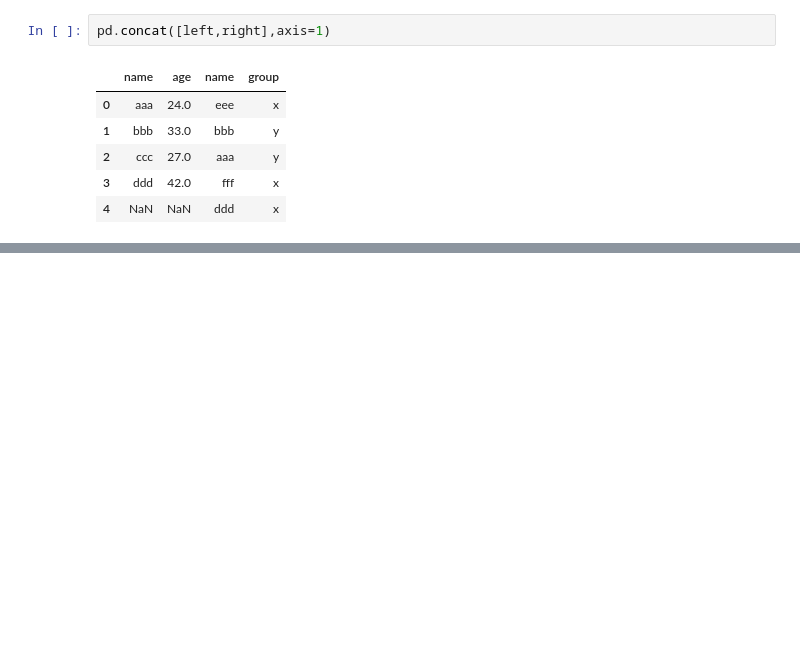
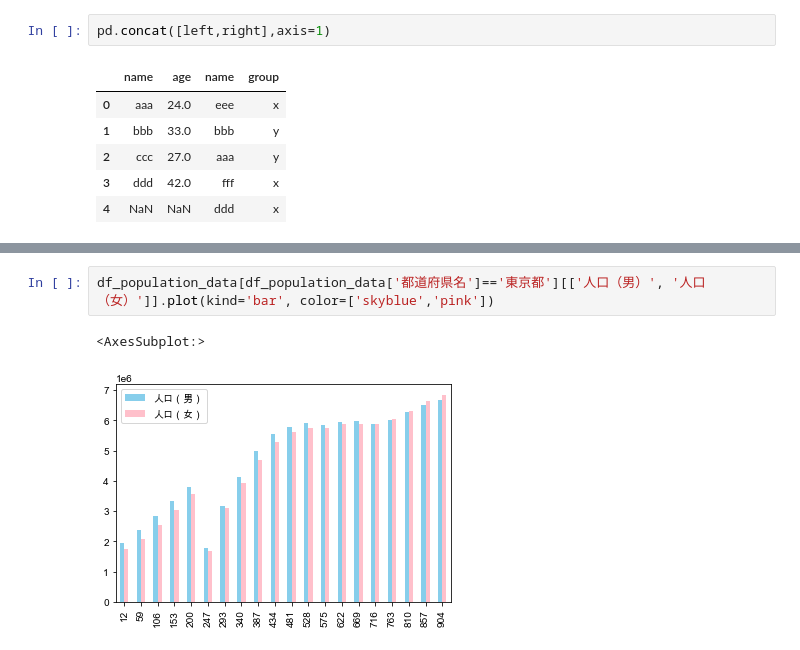
Before and after one commit to gakuto0404/Python, a Jupyter notebook: Pandas/DataFrame/pandas1.ipynb, the cells around one changed output, grey strips where cells are left out. Drawn from its saved outputs; the diff is of its cells as text; blank space fills up the shorter version.

```diff
--- a/Pandas/DataFrame/pandas1.ipynb
+++ b/Pandas/DataFrame/pandas1.ipynb
@@ -259,0 +327,5 @@ pd.concat([left,right],axis=1)
+# %%
+df_population_data[df_population_data['都道府県名']=='東京都'][['人口（男）', '人口（女）']].plot(kind='bar', color=['skyblue','pink'])
+# %% [output]
+<AxesSubplot:>
+[figure, added]
```
Also changed, not shown: parts of 18 cells of this notebook, 12 other files.
